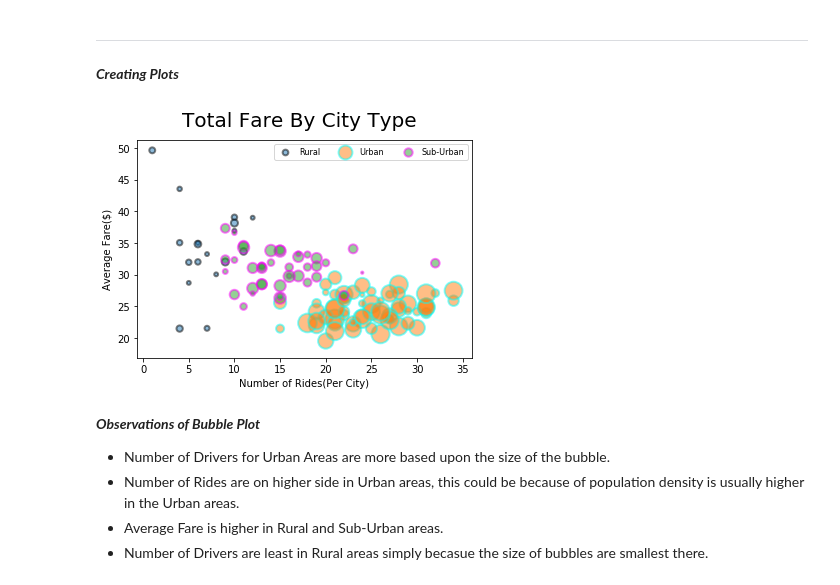
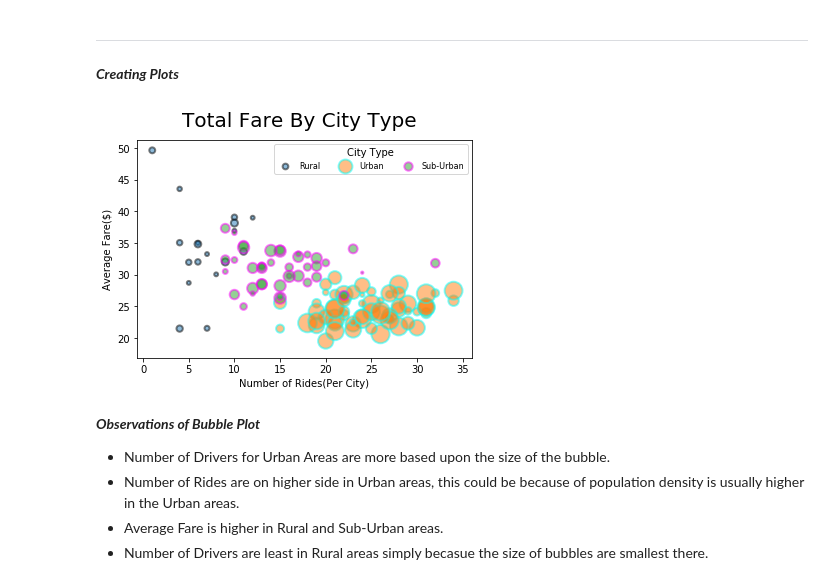
Before and after one commit to vasmarm/pyber, a Jupyter notebook: pyber.ipynb, the cells around one changed output. Cells and saved outputs as stored; diff of their text form; code cells hidden in the pictures.

```diff
--- a/pyber.ipynb
+++ b/pyber.ipynb
@@ -100,28 +100,29 @@ __*Creating Plots*__
 # %%
 
 # Plotting For Rural, Urban And Suburban
 rural_plot = plt.scatter(rural_df['Number of Rides'],rural_df['Average Fare'],
                          s=rural_df['Number of Drivers']*5, alpha=0.5, edgecolor='black', linewidth=2.0)
 urban_plot = plt.scatter(urban_df['Number of Rides'],urban_df['Average Fare'],
                          s=urban_df['Number of Drivers']*5, alpha=0.5, edgecolor='cyan', linewidth=2.0)
 suburban_plot = plt.scatter(suburban_df['Number of Rides'],suburban_df['Average Fare'],
                          s=suburban_df['Number of Drivers']*5, alpha=0.5, edgecolor='magenta', linewidth=2.0)
 
 # Creating Legend
 plt.legend((rural_plot, urban_plot, suburban_plot),
            ('Rural', 'Urban', 'Sub-Urban'),
            scatterpoints=1,
            loc='upper right',
            ncol=3,
+           title='City Type',
            fontsize=8)
 
 # Creating xlabel, ylabel And subtitle
 plt.xlabel("Number of Rides(Per City)")
 plt.ylabel("Average Fare($)")
 plt.suptitle('Total Fare By City Type', fontsize=20)
 plt.show()
 # %% [output]
-[figure, old version]
+[figure, new version]
 # %% [markdown]
 __*Observations of Bubble Plot*__
 - Number of Drivers for Urban Areas are more based upon the size of the bubble.
```
Also changed, not shown: parts of 4 cells of this notebook.
